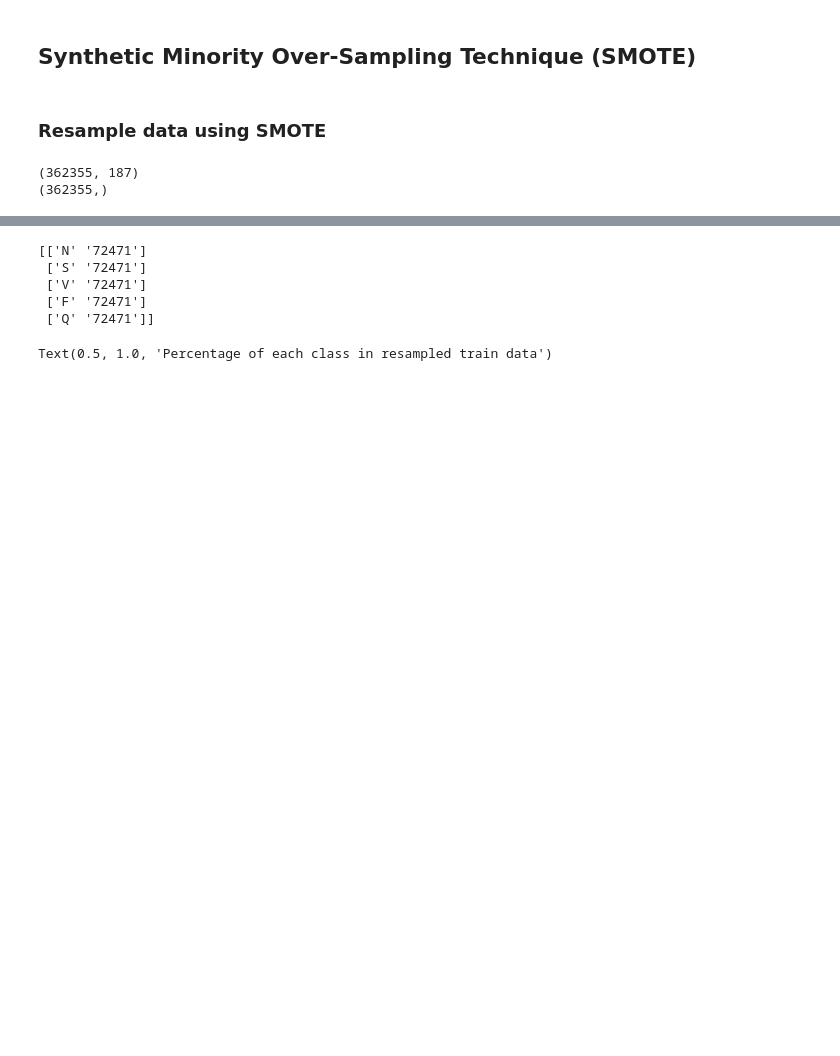
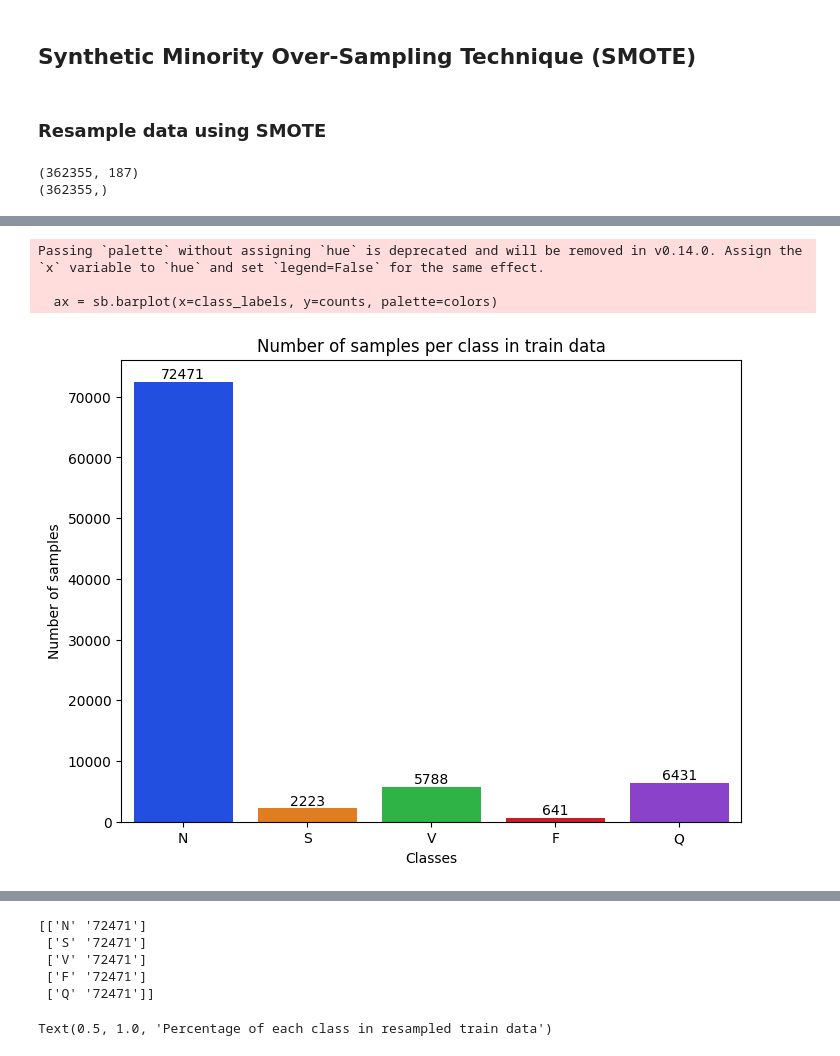
Before and after one commit to RandallCher/Neural-Networks-Project, a Jupyter notebook: data_augmentation.ipynb, the cells around one changed output, grey strips where cells are left out. Cells and saved outputs as stored; diff of their text form; code cells hidden in the pictures; blank space fills up the shorter version.

Commit message:
fix: correct data_augmentation notebook

```diff
--- a/data_augmentation.ipynb
+++ b/data_augmentation.ipynb
@@ -134,0 +137,20 @@ gc.collect()
+# %%
+plt.figure(figsize=(8, 6))
+ax = sb.barplot(x=class_labels, y=counts, palette=colors)
+
+# Annotate each bar with the count
+for i, p in enumerate(ax.patches):
+    ax.annotate(f'{counts[i]}',
+                (p.get_x() + p.get_width() / 2., p.get_height()),
+                ha='center', va='bottom',
+                fontsize=10)
+
+plt.title('Number of samples per class in train data')
+plt.xlabel('Classes')
+plt.ylabel('Number of samples')
+plt.show()
+# %% [output]
+Passing `palette` without assigning `hue` is deprecated and will be removed in v0.14.0. Assign the `x` variable to `hue` and set `legend=False` for the same effect.
+
+  ax = sb.barplot(x=class_labels, y=counts, palette=colors)
+[figure, added]
```
Also changed, not shown: parts of 17 cells of this notebook.
